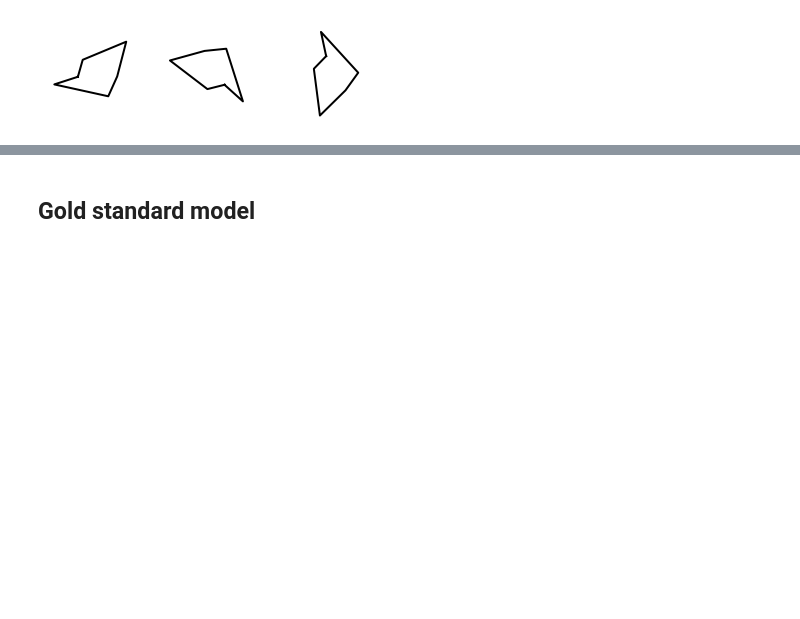
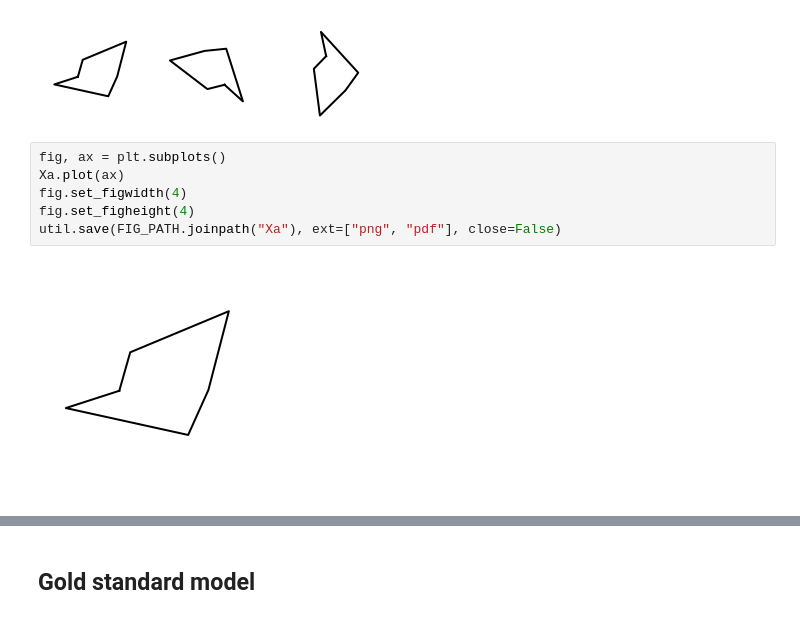
Before and after one commit to jhamrick/optimal-mental-rotation, a Jupyter notebook: analysis/model-examples.ipynb, the cells around one changed output, grey strips where cells are left out. Saved outputs shown, nothing was run; the diff lists cells and outputs as text; blank space fills up the shorter version.

Commit message:
Add plots for slides

```diff
--- a/analysis/model-examples.ipynb
+++ b/analysis/model-examples.ipynb
@@ -63,3 +63,11 @@ Xb0.plot(ax2)
 Xb1.plot(ax3)
 # %% [output]
 [figure]
+# %%
+fig, ax = plt.subplots()
+Xa.plot(ax)
+fig.set_figwidth(4)
+fig.set_figheight(4)
+util.save(FIG_PATH.joinpath("Xa"), ext=["png", "pdf"], close=False)
+# %% [output]
+[figure, added]
```
Also changed, not shown: parts of 7 cells of this notebook.
